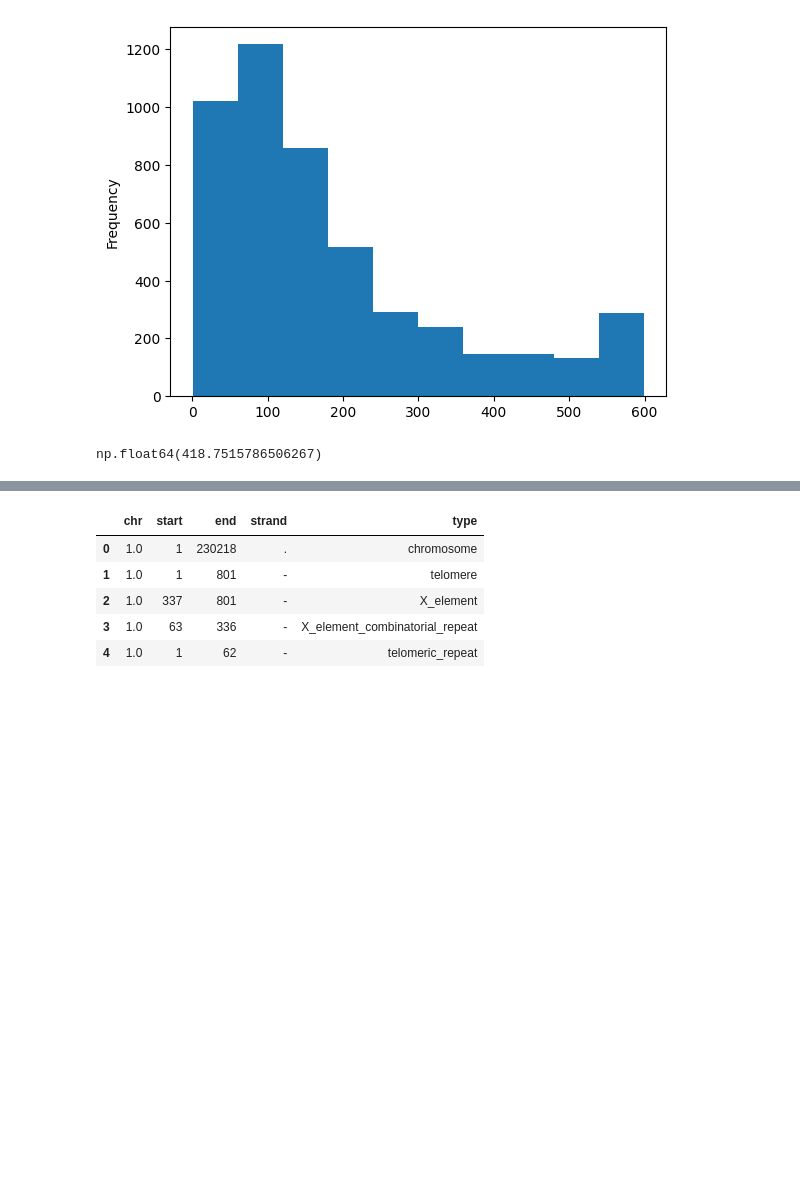
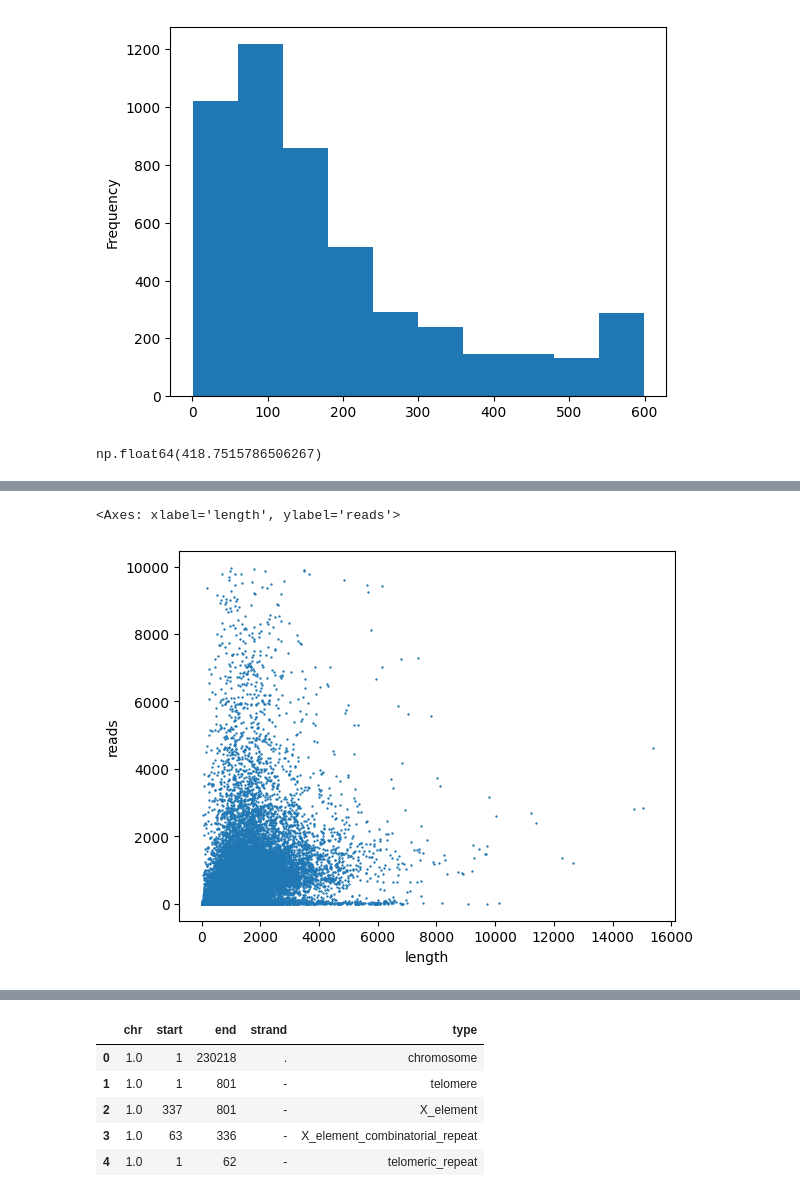
Before and after one commit to rutuja-gupte/sharp-tam-yeast, a Jupyter notebook: mapper_final_final.ipynb, the cells around one changed output, grey strips where cells are left out. Drawn from its saved outputs; the diff is of its cells as text; code cells hidden in the pictures; blank space fills up the shorter version.

```diff
--- a/mapper_final_final.ipynb
+++ b/mapper_final_final.ipynb
@@ -186,3 +186,10 @@ for key in ua:
         key2 = Feat(key.chr, key.end, key.end+ua_dist[key], '+', key.type)
 
     d[key2] = ua[key]
+# %%
+df = pd.DataFrame([d])
+df = df.transpose()
+df = df.rename(columns={0: "reads"})
+df = df.reset_index(names = "og_index")
+df = pd.concat([pd.DataFrame(df["og_index"].tolist(), columns = ["chr", "start", "end", "strand", "type"]), df[["reads"]]], axis=1)
+df.head()
@@ -188,0 +203,3 @@ for key in ua:
+# %%
+df["length"] = df["end"] - df["start"]
+df.head()
@@ -188,0 +213,5 @@ for key in ua:
+# %%
+df[df["reads"] < 1e4].plot.scatter(y="reads", x="length", s=0.5)
+# %% [output]
+<Axes: xlabel='length', ylabel='reads'>
+[figure, added]
```
Also changed, not shown: parts of 37 cells of this notebook, 14 other files.
